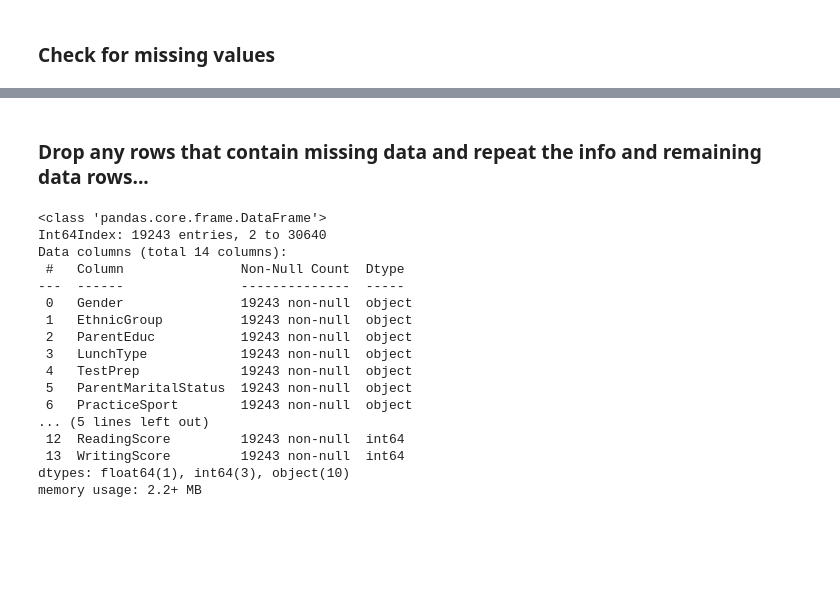
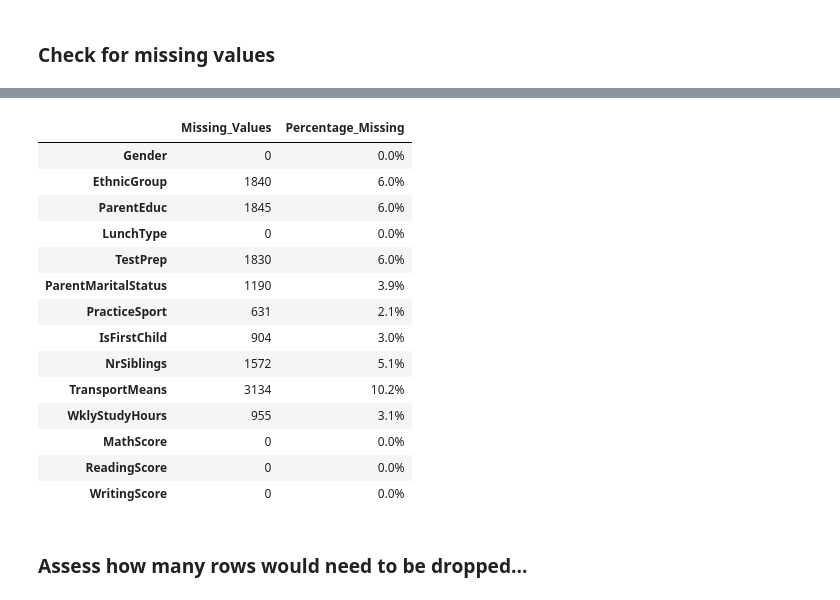
Before and after one commit to A-Hoenig/student-AI, a Jupyter notebook: jupyter_notebooks/Notebook_2_data_cleaning.ipynb, the cells around one changed output, grey strips where cells are left out. Saved outputs shown, nothing was run; the diff lists cells and outputs as text; code cells hidden in the pictures; blank space fills up the shorter version.

```diff
--- a/jupyter_notebooks/Notebook_2_data_cleaning.ipynb
+++ b/jupyter_notebooks/Notebook_2_data_cleaning.ipynb
@@ -112,23 +94,25 @@ dtype: int64
-# %% [markdown]
-### Drop any rows that contain missing data and repeat the info and remaining data rows...
-# %%
-df.dropna(inplace=True)
-df.info()
-# %% [output]
-<class 'pandas.core.frame.DataFrame'>
-Int64Index: 19243 entries, 2 to 30640
-Data columns (total 14 columns):
- #   Column               Non-Null Count  Dtype
----  ------               --------------  -----
- 0   Gender               19243 non-null  object
- 1   EthnicGroup          19243 non-null  object
- 2   ParentEduc           19243 non-null  object
- 3   LunchType            19243 non-null  object
- 4   TestPrep             19243 non-null  object
- 5   ParentMaritalStatus  19243 non-null  object
- 6   PracticeSport        19243 non-null  object
-... (5 lines left out)
- 12  ReadingScore         19243 non-null  int64
- 13  WritingScore         19243 non-null  int64
-dtypes: float64(1), int64(3), object(10)
-memory usage: 2.2+ MB
+# %%
+missing_values = df.isnull().sum()
+percentage_missing = (missing_values / len(df)) * 100
+percentage_missing = percentage_missing.round(1)
+missing_data = pd.DataFrame({'Missing_Values': missing_values, 'Percentage_Missing': percentage_missing})
+missing_data['Percentage_Missing'] = missing_data['Percentage_Missing'].astype(str) + '%'
+missing_data
+# %% [output]
+|  | Missing_Values | Percentage_Missing |
+| Gender | 0 | 0.0% |
+| EthnicGroup | 1840 | 6.0% |
+| ParentEduc | 1845 | 6.0% |
+| LunchType | 0 | 0.0% |
+| TestPrep | 1830 | 6.0% |
+| ParentMaritalStatus | 1190 | 3.9% |
+| PracticeSport | 631 | 2.1% |
+| IsFirstChild | 904 | 3.0% |
+| NrSiblings | 1572 | 5.1% |
+| TransportMeans | 3134 | 10.2% |
+| WklyStudyHours | 955 | 3.1% |
+| MathScore | 0 | 0.0% |
+| ReadingScore | 0 | 0.0% |
+| WritingScore | 0 | 0.0% |
+# %% [markdown]
+### Assess how many rows would need to be dropped...
```
Also changed, not shown: parts of 10 cells of this notebook, 2 other files.
